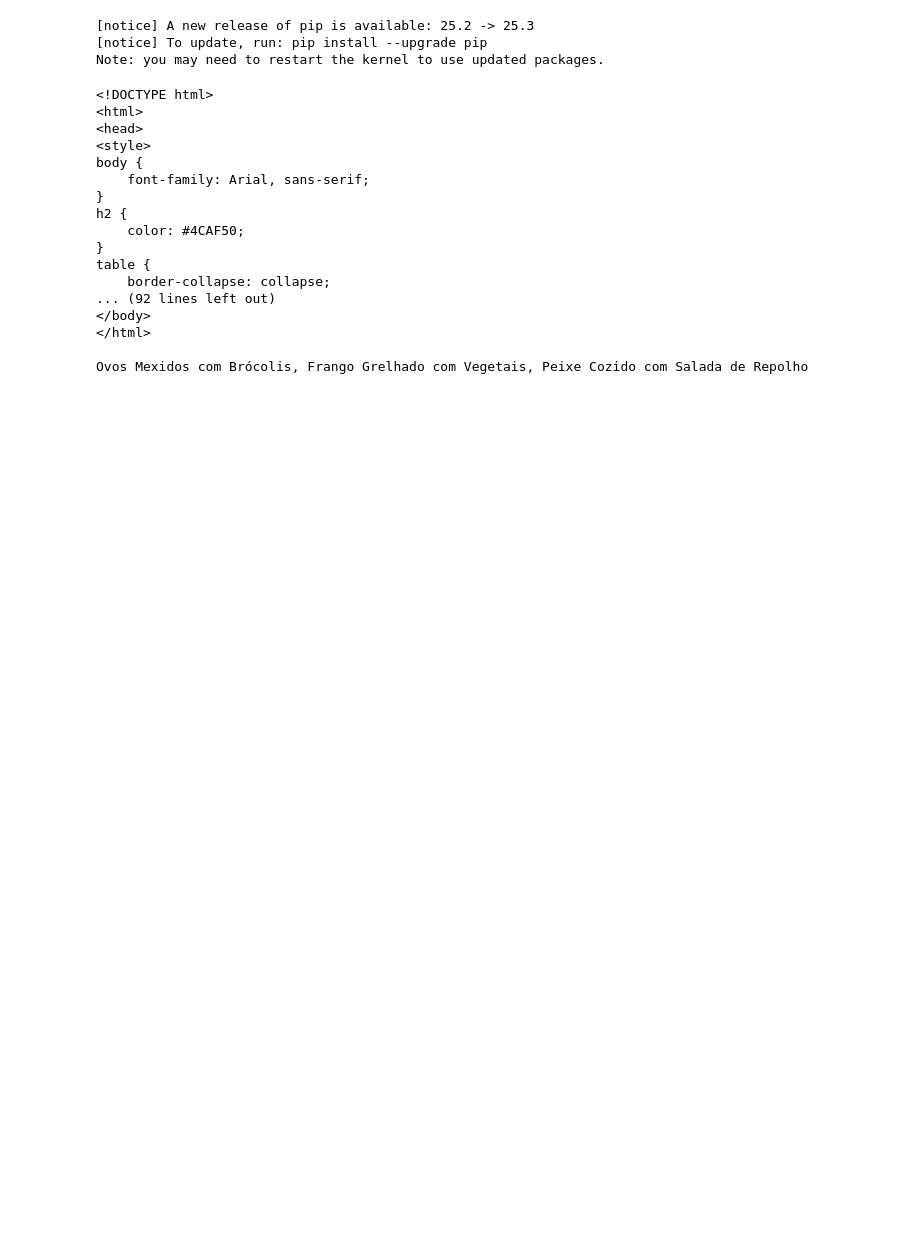
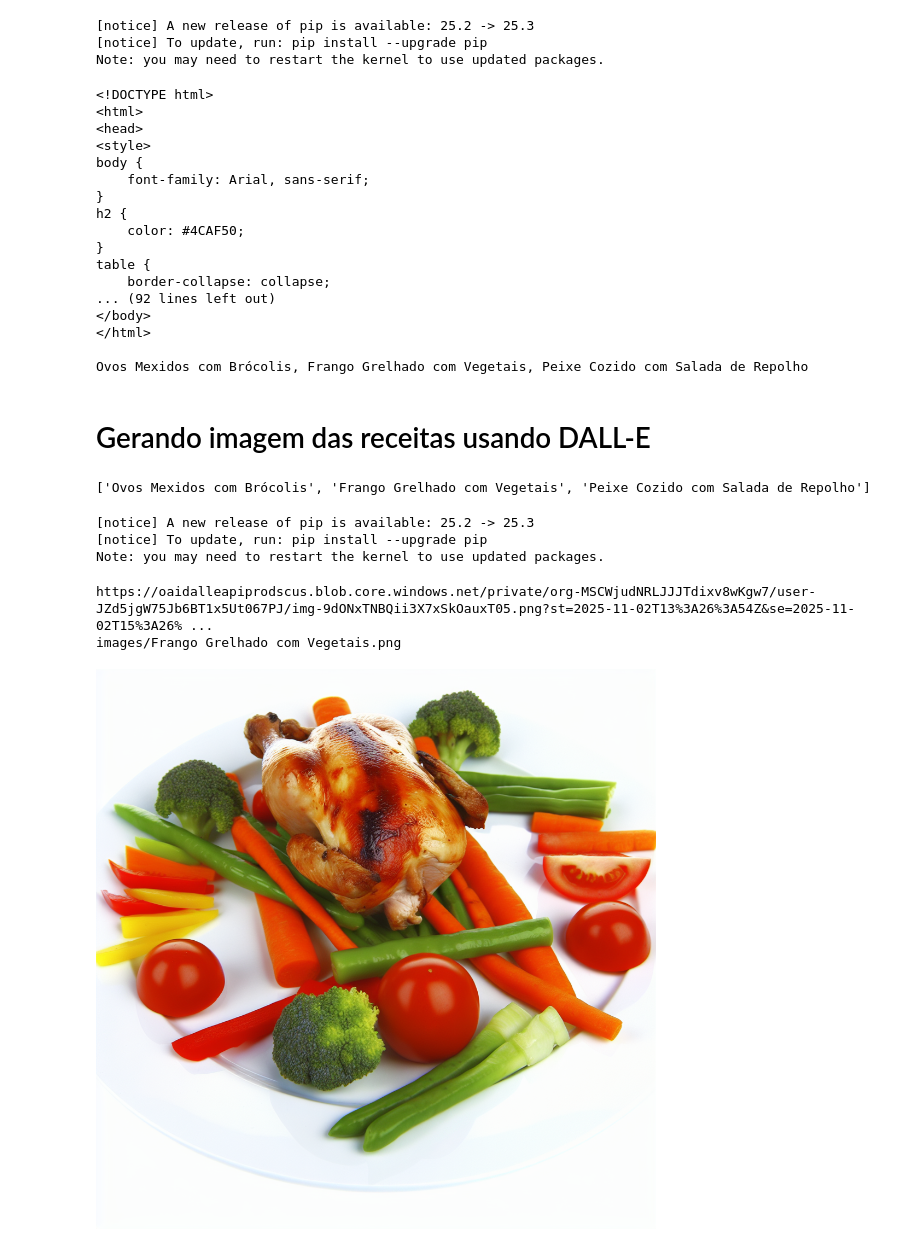
Before and after one commit to Jhonneg/py-meal-plan, a Jupyter notebook: main.ipynb, the cells around one changed output. Drawn from its saved outputs; the diff is of its cells as text; code cells hidden in the pictures; blank space fills up the shorter version.

```diff
--- a/main.ipynb
+++ b/main.ipynb
@@ -83 +82,55 @@ Ovos Mexidos com Brócolis, Frango Grelhado com Vegetais, Peixe Cozido com Salad
 # display(HTML(output)
+# %% [markdown]
+# Gerando imagem das receitas usando DALL-E
+# %%
+titles = output.splitlines()[-1]
+titles = titles.split(",")
+titles = [t.strip(" '") for t in titles]
+print(titles)
+# %% [output]
+['Ovos Mexidos com Brócolis', 'Frango Grelhado com Vegetais', 'Peixe Cozido com Salada de Repolho']
+# %%
+def create_and_save_image(
+    title, model="dall-e-3", size="1024x1024", quality="standard", extra=""
+):
+    import requests
+    import shutil
+    from openai import OpenAI
+
+    client = OpenAI()
+    image_prompt = f"{title}, hd quality, {extra}"
+    response = client.images.generate(
+        model=model, prompt=image_prompt, style="natural", size=size, quality=quality
+    )
+
+    image_url = response.data[0].url
+    print()
+    print(image_url)
+
+    image_resource = requests.get(image_url, stream=True)
+    image_filename = f"images/{title}.png"
+
+    if image_resource.status_code == 200:
+        with open(image_filename, "wb") as f:
+            shutil.copyfileobj(image_resource.raw, f)
+            return image_filename
+    else:
+        print("Error accessing the image!")
+        return False
+# %%
+pip install pillow -q
+# %% [output]
+[notice] A new release of pip is available: 25.2 -> 25.3
+[notice] To update, run: pip install --upgrade pip
+Note: you may need to restart the kernel to use updated packages.
+# %%
+from PIL import Image
+
+image_filename = create_and_save_image(titles[1], extra="fundo branco")
+print(image_filename)
+
+Image.open(image_filename)
+# %% [output]
+https://oaidalleapiprodscus.blob.core.windows.net/private/org-MSCWjudNRLJJJTdixv8wKgw7/user-JZd5jgW75Jb6BT1x5Ut067PJ/img-9dONxTNBQii3X7xSkOauxT05.png?st=2025-11-02T13%3A26%3A54Z&se=2025-11-02T15%3A26% ...
+images/Frango Grelhado com Vegetais.png
+[figure, added]
```
Also changed, not shown: parts of 3 cells of this notebook, 1 other file.
